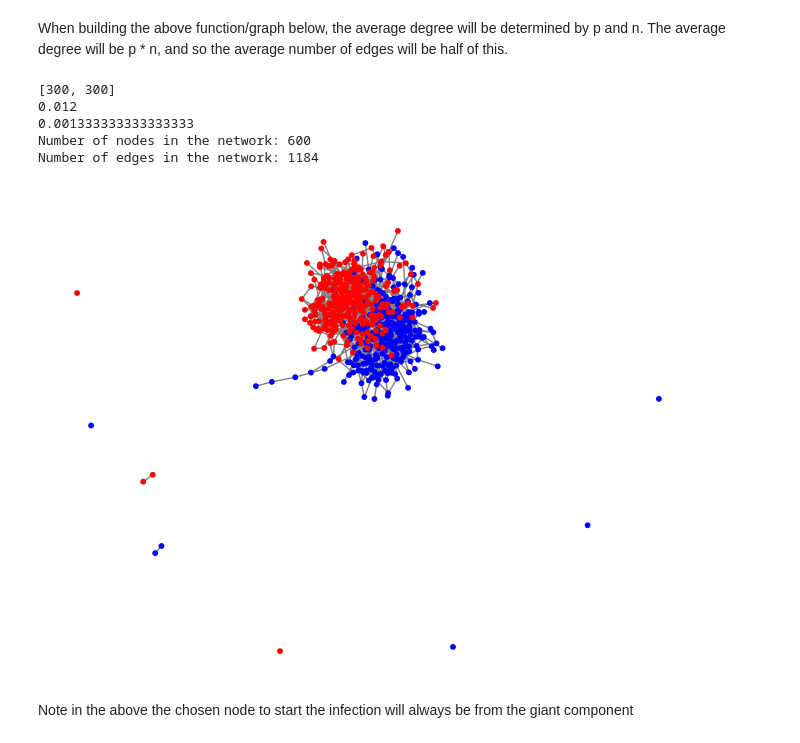
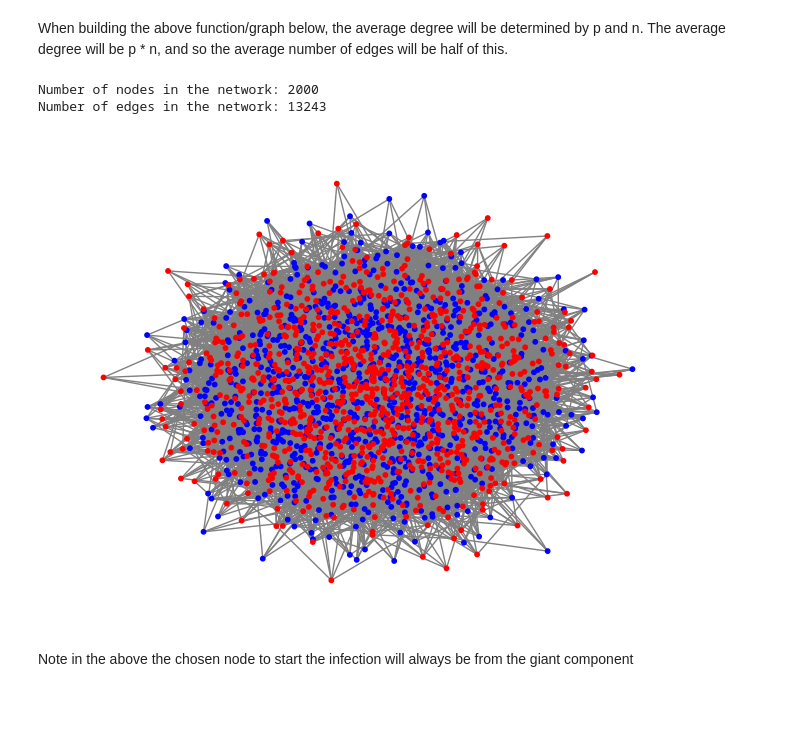
Before and after one commit to ollie-gats/networks1_final_project, a Jupyter notebook: networks_final_project_notebook.ipynb, the cells around one changed output. Cells and saved outputs as stored; diff of their text form; code cells hidden in the pictures; blank space fills up the shorter version.

```diff
--- a/networks_final_project_notebook.ipynb
+++ b/networks_final_project_notebook.ipynb
@@ -357,27 +357,24 @@ def create_network(n, alpha_s):
 # %% [markdown]
 When building the above function/graph below, the average degree will be determined by p and n. The average degree will be p * n, and so the average number of edges will be half of this.
 # %%
-n = 600  # Number of nodes
+n = 2000  # Number of nodes
 
 # Between 0 and 2
-alpha_s = 1.8
+alpha_s = 1.2
 G = create_network(n, alpha_s)
 
 print("Number of nodes in the network:", G.number_of_nodes())
 print("Number of edges in the network:", G.number_of_edges())
 
 # Convert 'wing' attribute values to colors
 node_colors_G = ['blue' if G.nodes[node]['wing'] == 'left' else 'red' for node in G.nodes()]
 
 # Plot the graph with colors based on the "wing" attribute
 nx.draw(G, node_color=node_colors_G, node_size=10, edge_color='gray')
 # %% [output]
-[300, 300]
-0.012
-0.001333333333333333
-Number of nodes in the network: 600
-Number of edges in the network: 1184
+Number of nodes in the network: 2000
+Number of edges in the network: 13243
-[figure, old version]
+[figure, new version]
 # %%
 def misinfo_spread(G, pi_left, pi_right, mis_count_scale = 1, missing_count=True, info=True):
 
```
Also changed, not shown: parts of 3 cells of this notebook.
